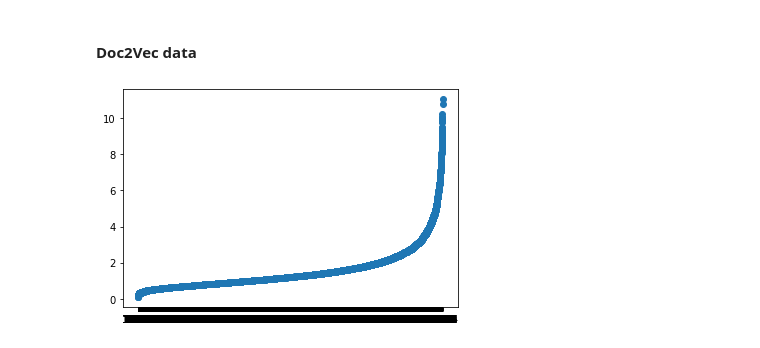
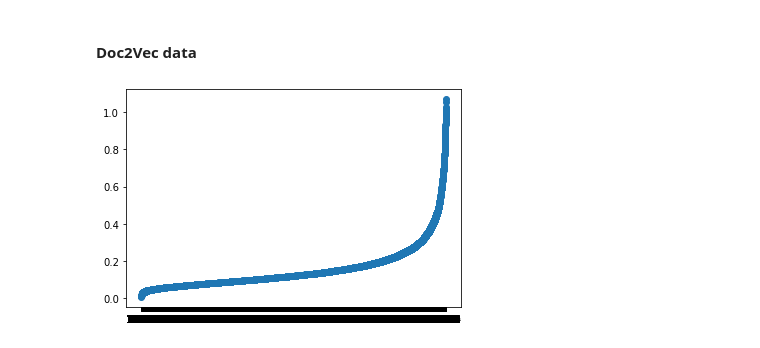
Before and after one commit to kozloffevgeniy/internship_courses, a Jupyter notebook: HT6.ipynb, the cells around one changed output. Saved outputs shown, nothing was run; the diff lists cells and outputs as text; code cells hidden in the pictures.

```diff
--- a/HT6.ipynb
+++ b/HT6.ipynb
@@ -731,12 +784,13 @@ eps 0.8
 # %% [markdown]
 #### Doc2Vec data
 # %%
+doc2vec_data_vectors = doc2vec_data_vectors/10
 df2 = pd.DataFrame(columns = ['index', 'dist'])
 for i in range(0, len(doc2vec_data_vectors)-1):
     dist = np.linalg.norm(doc2vec_data_vectors.iloc[i]-doc2vec_data_vectors.iloc[i+1])
     df2 = df2.append({'index':str(i), 'dist':dist}, ignore_index=True)
 df2 =df2.sort_values(by='dist')
 plt.scatter(df2['index'], df2['dist'])
 plt.show()
 # %% [output]
-[figure, old version]
+[figure, new version]
```
Also changed, not shown: parts of 25 cells of this notebook.
